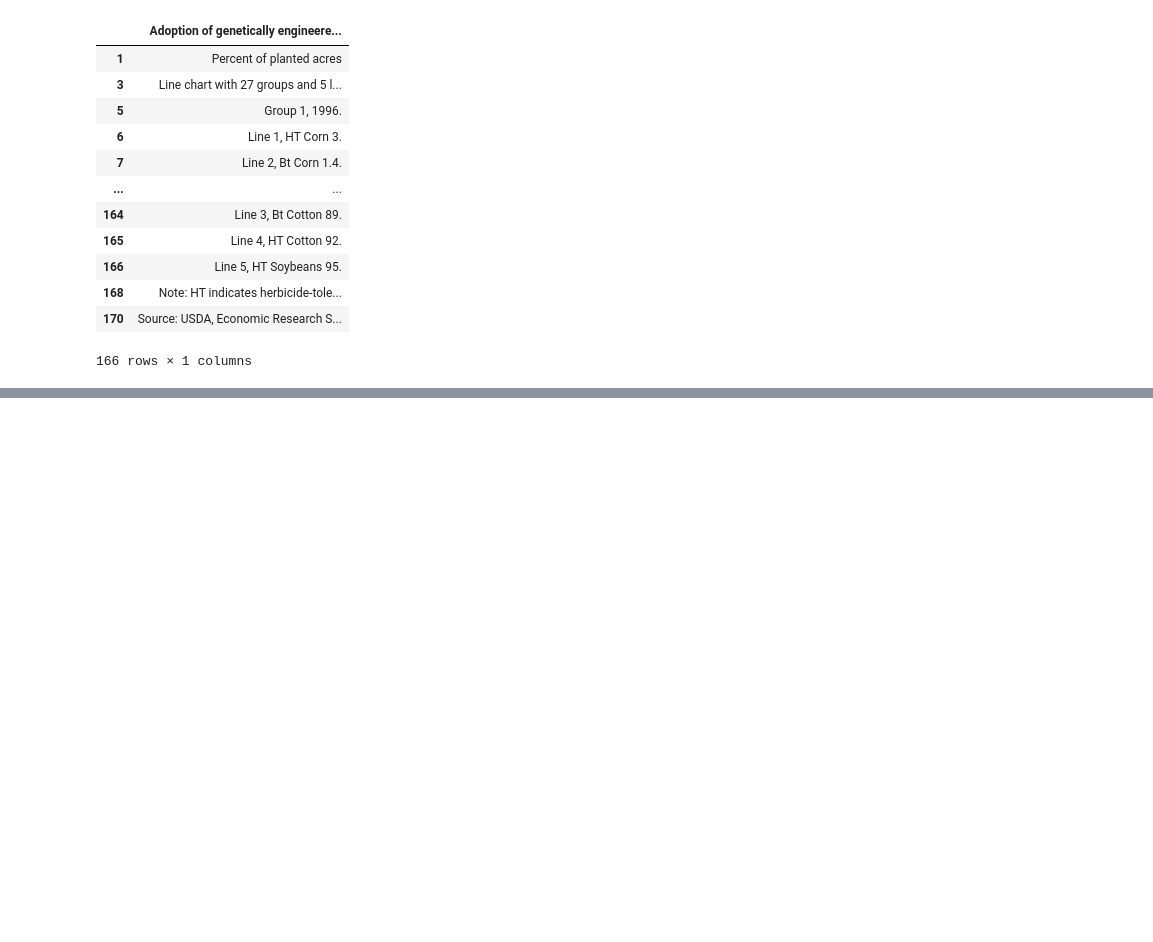
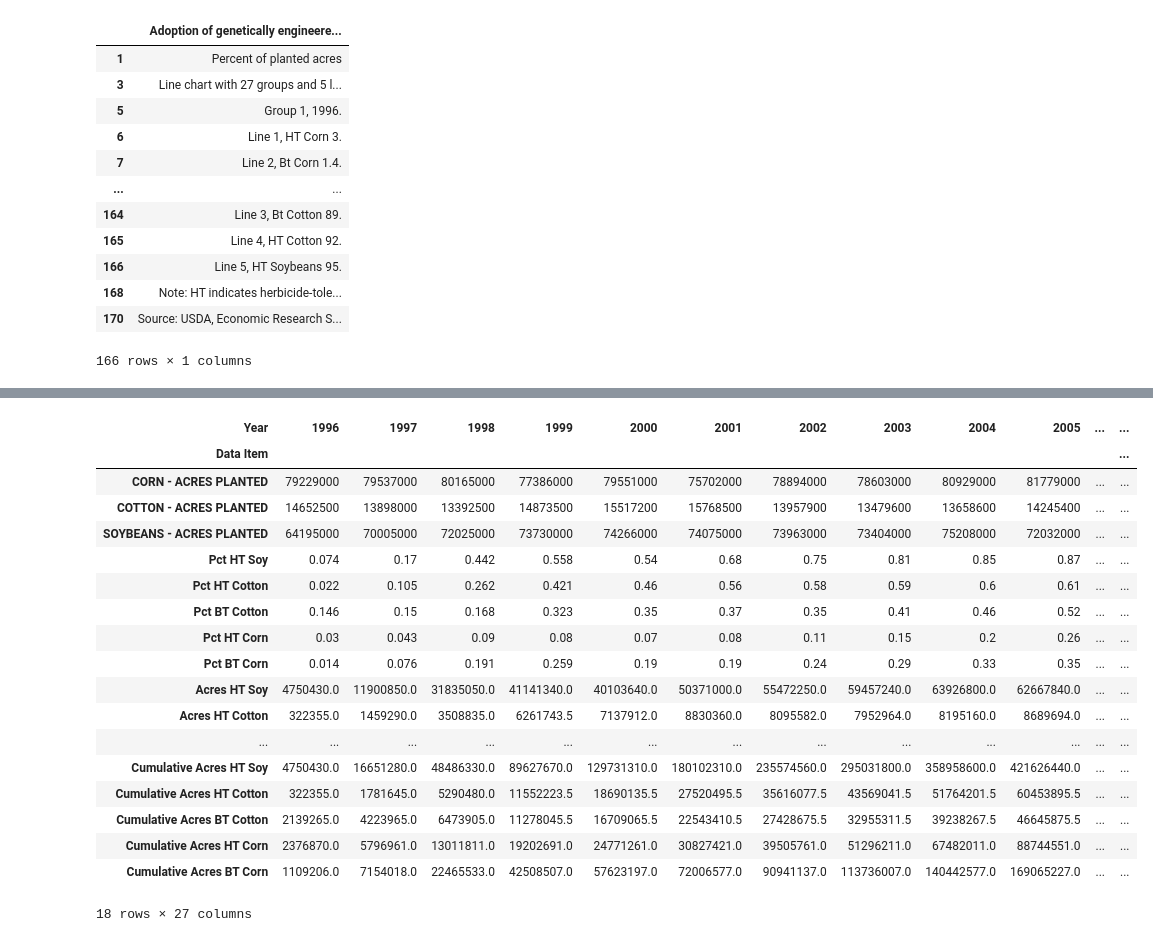
Before and after one commit to ariana848/historical_tech, a Jupyter notebook: reading files/read_usda.ipynb, the cells around one changed output, grey strips where cells are left out. Drawn from its saved outputs; the diff is of its cells as text; code cells hidden in the pictures; blank space fills up the shorter version.

```diff
--- a/reading files/read_usda.ipynb
+++ b/reading files/read_usda.ipynb
@@ -69,0 +116,7 @@ pd.concat(nass)
+# %%
+all_nass.loc['Pct HT Soy'] = ht_soy_float
+all_nass.loc['Pct HT Cotton'] = ht_cotton_float
+all_nass.loc['Pct BT Cotton'] = bt_cotton_float
+all_nass.loc['Pct HT Corn'] = ht_corn_float
+all_nass.loc['Pct BT Corn'] = bt_corn_float
+all_nass
@@ -69,0 +135,24 @@ pd.concat(nass)
+# %%
+corn_acres_int = []
+for val in all_nass.loc['CORN - ACRES PLANTED']:
+    val = val.replace(',', '')
+    val = int(val)
+    corn_acres_int.append(val)
+
+all_nass.loc['CORN - ACRES PLANTED'] = corn_acres_int
+
+cotton_acres_int = []
+for val in all_nass.loc['COTTON - ACRES PLANTED']:
+    val = val.replace(',', '')
+    val = int(val)
+    cotton_acres_int.append(val)
+all_nass.loc['COTTON - ACRES PLANTED'] = cotton_acres_int
+
+soy_acres_int = []
+for val in all_nass.loc['SOYBEANS - ACRES PLANTED']:
+    val = val.replace(',', '')
+    val = int(val)
+    soy_acres_int.append(val)
+
+all_nass.loc['SOYBEANS - ACRES PLANTED'] = soy_acres_int
+all_nass
@@ -69,0 +171,7 @@ pd.concat(nass)
+# %%
+all_nass.loc['Acres HT Soy'] = all_nass.loc['Pct HT Soy'] * all_nass.loc['SOYBEANS - ACRES PLANTED']
+all_nass.loc['Acres HT Cotton'] = all_nass.loc['Pct HT Cotton'] * all_nass.loc['COTTON - ACRES PLANTED']
+all_nass.loc['Acres BT Cotton'] = all_nass.loc['Pct BT Cotton'] * all_nass.loc['COTTON - ACRES PLANTED']
+all_nass.loc['Acres HT Corn'] = all_nass.loc['Pct HT Corn'] * all_nass.loc['CORN - ACRES PLANTED']
+all_nass.loc['Acres BT Corn'] = all_nass.loc['Pct BT Corn'] * all_nass.loc['CORN - ACRES PLANTED']
+all_nass
@@ -69,0 +195,27 @@ pd.concat(nass)
+# %%
+all_nass.loc['Cumulative Acres HT Soy'] = all_nass.loc['Acres HT Soy'].cumsum()
+all_nass.loc['Cumulative Acres HT Cotton'] = all_nass.loc['Acres HT Cotton'].cumsum()
+all_nass.loc['Cumulative Acres BT Cotton'] = all_nass.loc['Acres BT Cotton'].cumsum()
+all_nass.loc['Cumulative Acres HT Corn'] = all_nass.loc['Acres HT Corn'].cumsum()
+all_nass.loc['Cumulative Acres BT Corn'] = all_nass.loc['Acres BT Corn'].cumsum()
+all_nass
+# %% [output]
+| Year | 1996 | 1997 | 1998 | 1999 | 2000 | 2001 | 2002 | 2003 | 2004 | 2005 | ... | ... |
+| Data Item |  |  |  |  |  |  |  |  |  |  |  | ... |
+| CORN - ACRES PLANTED | 79229000 | 79537000 | 80165000 | 77386000 | 79551000 | 75702000 | 78894000 | 78603000 | 80929000 | 81779000 | ... | ... |
+| COTTON - ACRES PLANTED | 14652500 | 13898000 | 13392500 | 14873500 | 15517200 | 15768500 | 13957900 | 13479600 | 13658600 | 14245400 | ... | ... |
+| SOYBEANS - ACRES PLANTED | 64195000 | 70005000 | 72025000 | 73730000 | 74266000 | 74075000 | 73963000 | 73404000 | 75208000 | 72032000 | ... | ... |
+| Pct HT Soy | 0.074 | 0.17 | 0.442 | 0.558 | 0.54 | 0.68 | 0.75 | 0.81 | 0.85 | 0.87 | ... | ... |
+| Pct HT Cotton | 0.022 | 0.105 | 0.262 | 0.421 | 0.46 | 0.56 | 0.58 | 0.59 | 0.6 | 0.61 | ... | ... |
+| Pct BT Cotton | 0.146 | 0.15 | 0.168 | 0.323 | 0.35 | 0.37 | 0.35 | 0.41 | 0.46 | 0.52 | ... | ... |
+| Pct HT Corn | 0.03 | 0.043 | 0.09 | 0.08 | 0.07 | 0.08 | 0.11 | 0.15 | 0.2 | 0.26 | ... | ... |
+| Pct BT Corn | 0.014 | 0.076 | 0.191 | 0.259 | 0.19 | 0.19 | 0.24 | 0.29 | 0.33 | 0.35 | ... | ... |
+| Acres HT Soy | 4750430.0 | 11900850.0 | 31835050.0 | 41141340.0 | 40103640.0 | 50371000.0 | 55472250.0 | 59457240.0 | 63926800.0 | 62667840.0 | ... | ... |
+| Acres HT Cotton | 322355.0 | 1459290.0 | 3508835.0 | 6261743.5 | 7137912.0 | 8830360.0 | 8095582.0 | 7952964.0 | 8195160.0 | 8689694.0 | ... | ... |
+| ... | ... | ... | ... | ... | ... | ... | ... | ... | ... | ... | ... | ... |
+| Cumulative Acres HT Soy | 4750430.0 | 16651280.0 | 48486330.0 | 89627670.0 | 129731310.0 | 180102310.0 | 235574560.0 | 295031800.0 | 358958600.0 | 421626440.0 | ... | ... |
+| Cumulative Acres HT Cotton | 322355.0 | 1781645.0 | 5290480.0 | 11552223.5 | 18690135.5 | 27520495.5 | 35616077.5 | 43569041.5 | 51764201.5 | 60453895.5 | ... | ... |
+| Cumulative Acres BT Cotton | 2139265.0 | 4223965.0 | 6473905.0 | 11278045.5 | 16709065.5 | 22543410.5 | 27428675.5 | 32955311.5 | 39238267.5 | 46645875.5 | ... | ... |
+| Cumulative Acres HT Corn | 2376870.0 | 5796961.0 | 13011811.0 | 19202691.0 | 24771261.0 | 30827421.0 | 39505761.0 | 51296211.0 | 67482011.0 | 88744551.0 | ... | ... |
+| Cumulative Acres BT Corn | 1109206.0 | 7154018.0 | 22465533.0 | 42508507.0 | 57623197.0 | 72006577.0 | 90941137.0 | 113736007.0 | 140442577.0 | 169065227.0 | ... | ... |
+18 rows × 27 columns
```
Also changed, not shown: parts of 14 cells of this notebook, 13 other files.
